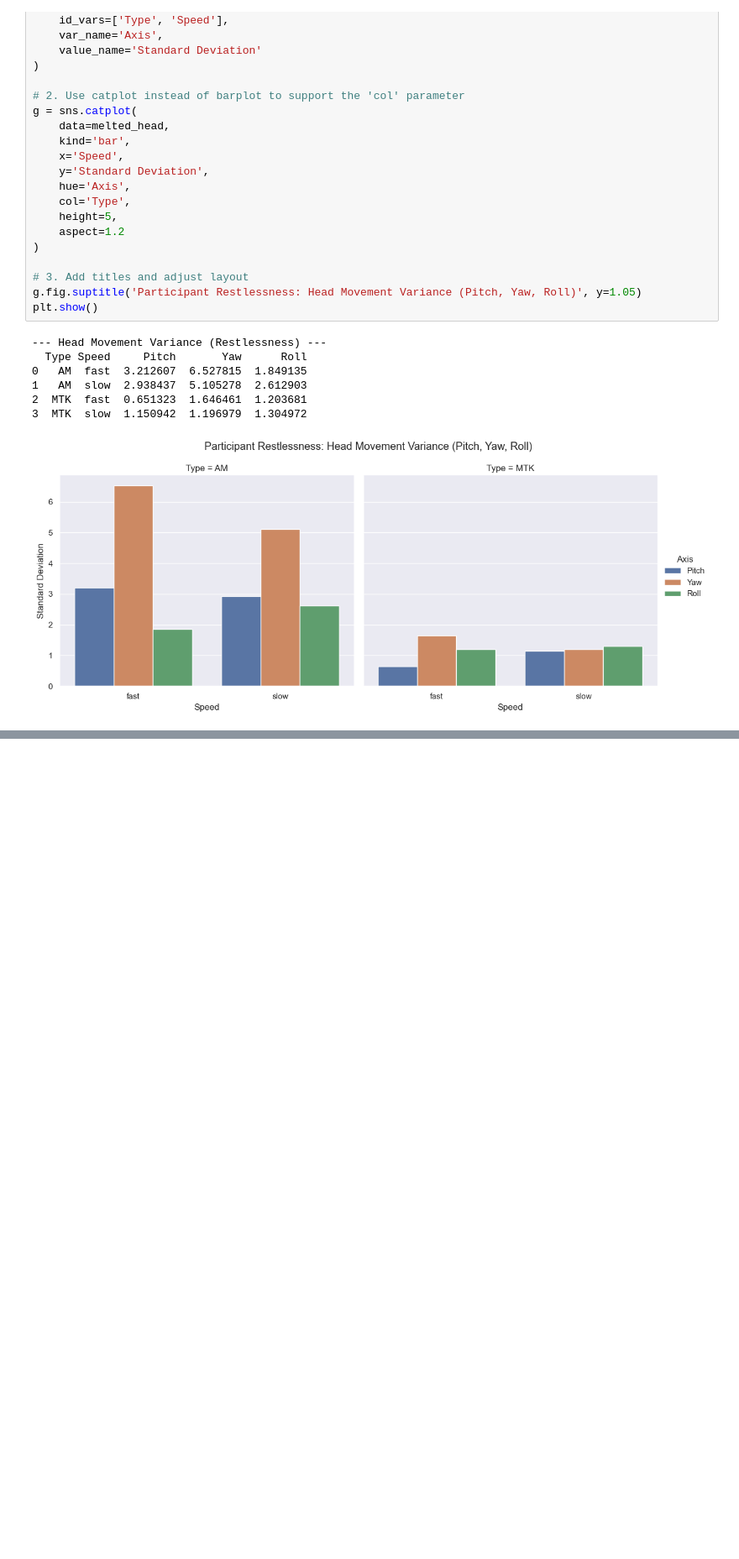
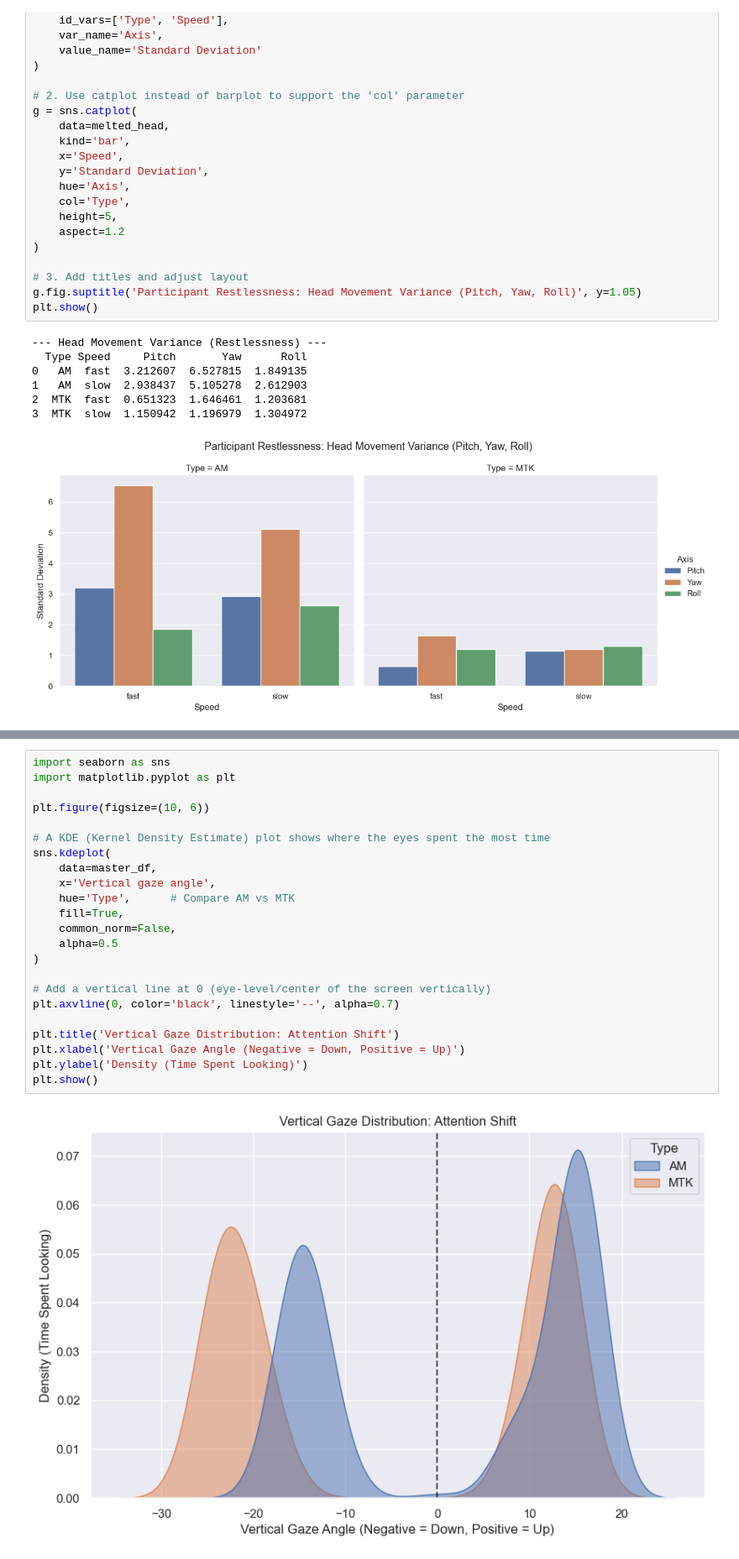
Before and after one commit to talha-0/Dot-tracking, a Jupyter notebook: analysis.ipynb, the cells around one changed output, grey strips where cells are left out. Shown at 84% size. Saved outputs shown, nothing was run; the diff lists cells and outputs as text; blank space fills up the shorter version.

```diff
--- a/analysis.ipynb
+++ b/analysis.ipynb
@@ -719,0 +771,25 @@ plt.show()
+# %%
+import seaborn as sns
+import matplotlib.pyplot as plt
+
+plt.figure(figsize=(10, 6))
+
+# A KDE (Kernel Density Estimate) plot shows where the eyes spent the most time
+sns.kdeplot(
+    data=master_df,
+    x='Vertical gaze angle',
+    hue='Type',      # Compare AM vs MTK
+    fill=True,
+    common_norm=False,
+    alpha=0.5
+)
+
+# Add a vertical line at 0 (eye-level/center of the screen vertically)
+plt.axvline(0, color='black', linestyle='--', alpha=0.7)
+
+plt.title('Vertical Gaze Distribution: Attention Shift')
+plt.xlabel('Vertical Gaze Angle (Negative = Down, Positive = Up)')
+plt.ylabel('Density (Time Spent Looking)')
+plt.show()
+# %% [output]
+[figure, added]
```
Also changed, not shown: parts of 6 cells of this notebook.
